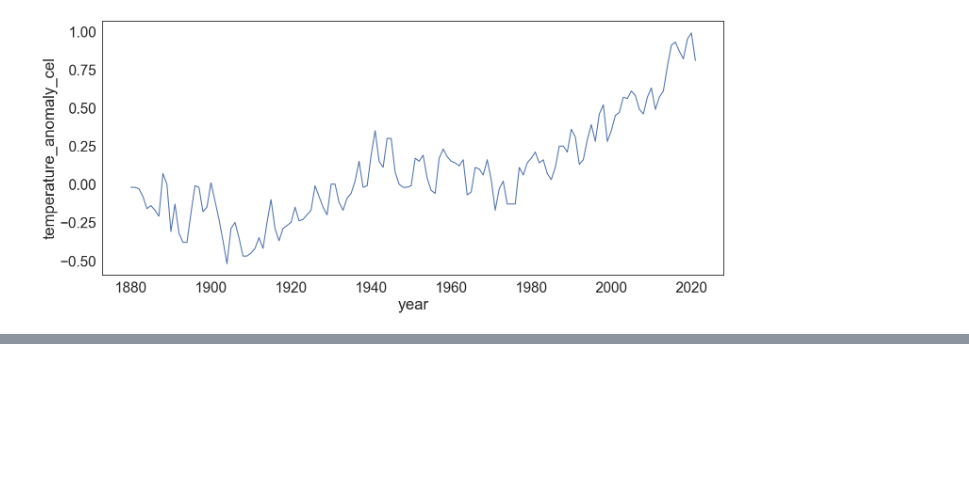
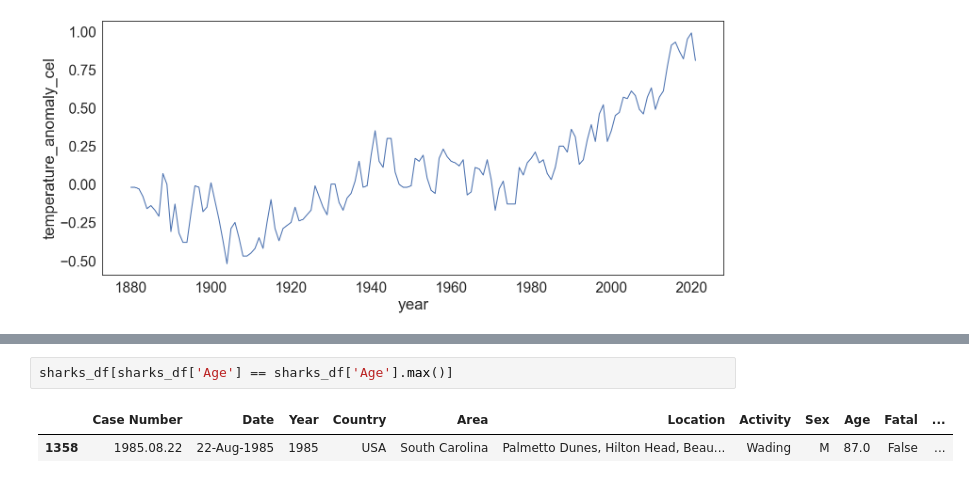
Before and after one commit to AndyCesium/COGS108_project, a Jupyter notebook: EDACheckpointGroup_064-Fa22.ipynb, the cells around one changed output, grey strips where cells are left out. Saved outputs shown, nothing was run; the diff lists cells and outputs as text; blank space fills up the shorter version.

```diff
--- a/EDACheckpointGroup_064-Fa22.ipynb
+++ b/EDACheckpointGroup_064-Fa22.ipynb
@@ -439,0 +427,5 @@ dtype: object
+# %%
+sharks_df[sharks_df['Age'] == sharks_df['Age'].max()]
+# %% [output]
+|  | Case Number | Date | Year | Country | Area | Location | Activity | Sex | Age | Fatal | ... |
+| 1358 | 1985.08.22 | 22-Aug-1985 | 1985 | USA | South Carolina | Palmetto Dunes, Hilton Head, Beau... | Wading | M | 87.0 | False | ... |
```
Also changed, not shown: parts of 4 cells of this notebook.
